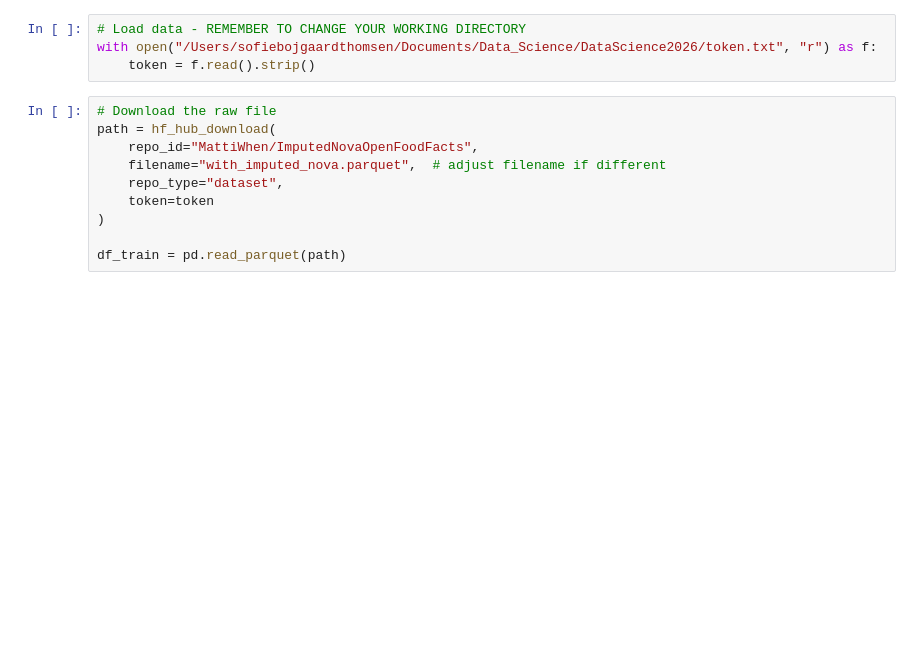
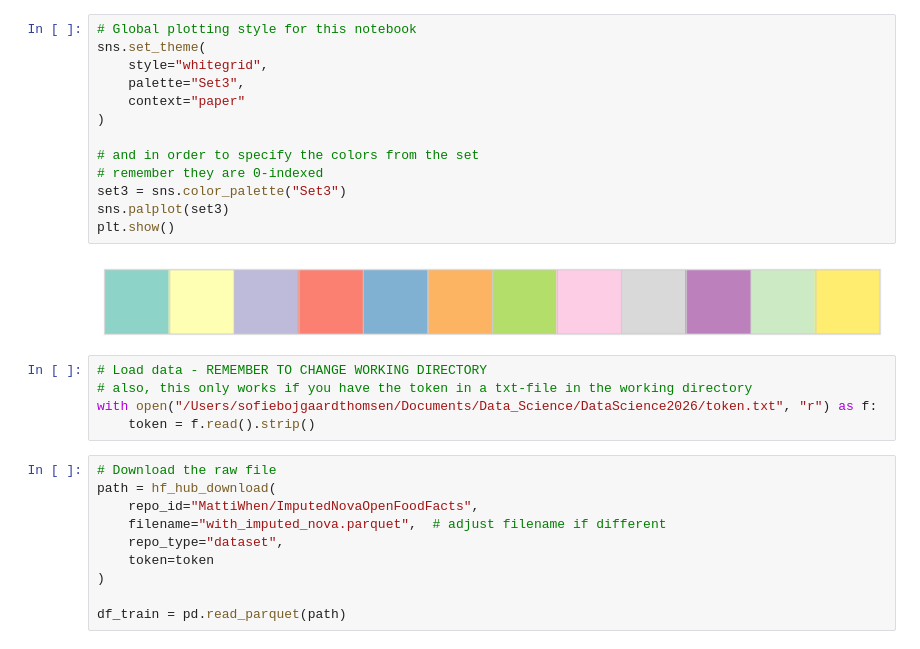
Before and after one commit to SofieBT2/DataScience2026, a Jupyter notebook: src/NOVA4subdivision.ipynb, the cells around one changed output. Drawn from its saved outputs; the diff is of its cells as text; blank space fills up the shorter version.

```diff
--- a/src/NOVA4subdivision.ipynb
+++ b/src/NOVA4subdivision.ipynb
@@ -39,6 +44,22 @@ Requirement already satisfied: threadpoolctl>=3.1.0 in /Users/sofiebojgaardthoms
 Note: you may need to restart the kernel to use updated packages.
+# %%
+# Global plotting style for this notebook
+sns.set_theme(
+    style="whitegrid",
+    palette="Set3",
+    context="paper"
+)
+
+# and in order to specify the colors from the set
+# remember they are 0-indexed
+set3 = sns.color_palette("Set3")
+sns.palplot(set3)
+plt.show()
+# %% [output]
+[figure, added]
 # %%
-# Load data - REMEMBER TO CHANGE YOUR WORKING DIRECTORY
+# Load data - REMEMBER TO CHANGE WORKING DIRECTORY
+# also, this only works if you have the token in a txt-file in the working directory
 with open("/Users/sofiebojgaardthomsen/Documents/Data_Science/DataScience2026/token.txt", "r") as f:
     token = f.read().strip()
 # %%
```
Also changed, not shown: parts of 82 cells of this notebook.
